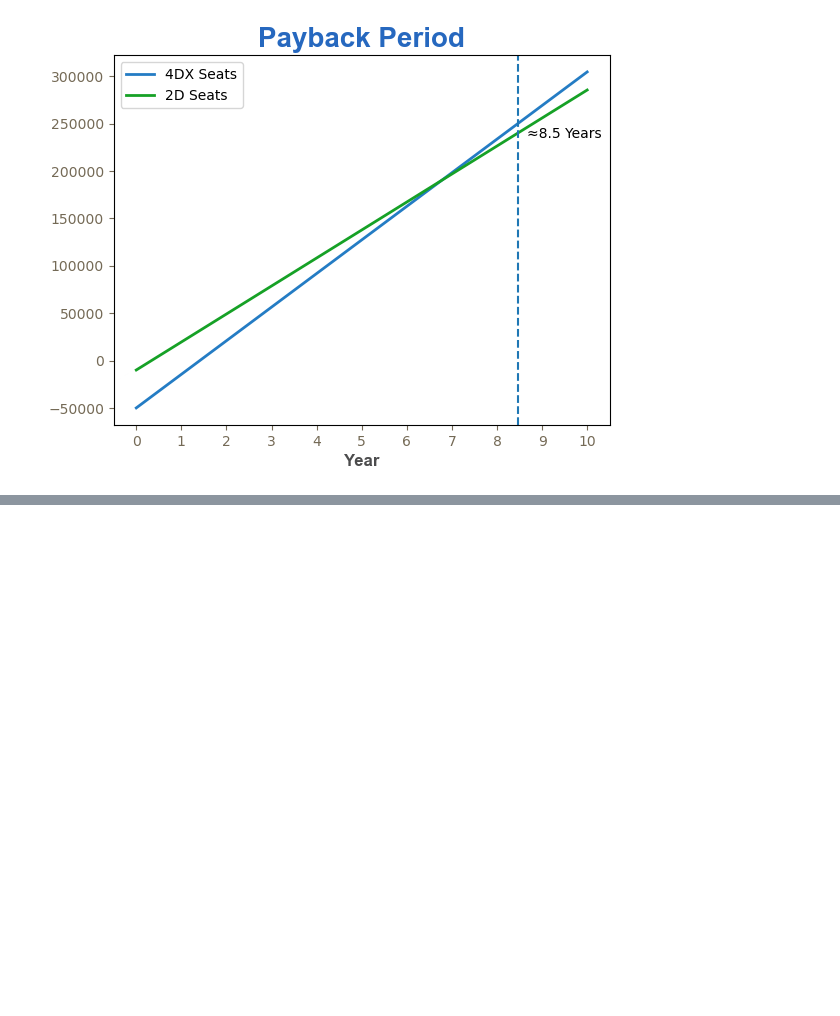
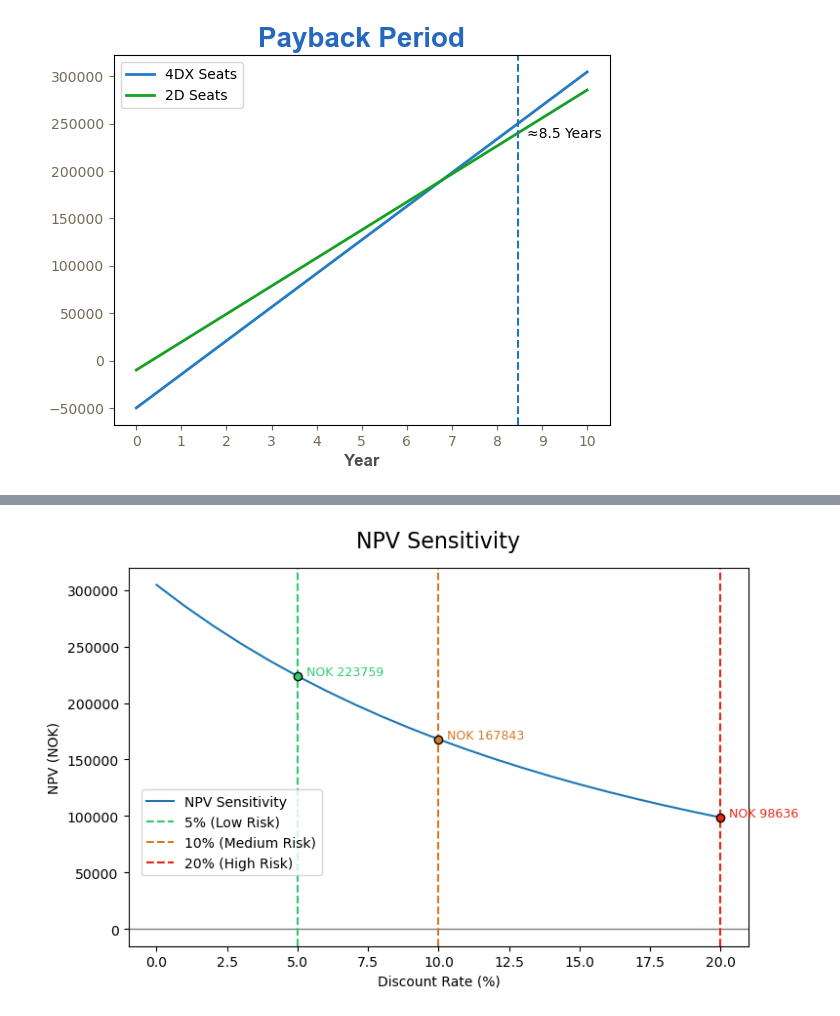
Before and after one commit to termineinar/TECH2-H25, a Jupyter notebook: workshops/Einars_fil/Matplotlib_Bro_code.ipynb, the cells around one changed output, grey strips where cells are left out. Saved outputs shown, nothing was run; the diff lists cells and outputs as text; code cells hidden in the pictures; blank space fills up the shorter version.

```diff
--- a/workshops/Einars_fil/Matplotlib_Bro_code.ipynb
+++ b/workshops/Einars_fil/Matplotlib_Bro_code.ipynb
@@ -283,0 +352,77 @@ Text(8.661668641056016, 235000, '≈8.5 Years')
+# %%
+import numpy as np
+import matplotlib.pyplot as plt
+
+# --- Parameters (edit these) ---
+I = -50000      # Incremental investment (NOK), e.g., 4DX – 2D
+C = 35453       # Incremental annual cash inflow (NOK)
+n = 10          # Project life (years)
+min_rate = 0.00 # 0% (as decimal)
+max_rate = 0.20 # 12% (as decimal)
+step = 0.01     # 1% step
+mark_rates = [0.05, 0.10]  # 5% and 10%
+
+# --- Functions ---
+def npv(rate, invest=I, cash=C, years=n):
+    if rate == 0:
+        return invest + cash * years
+    return invest + cash * (1 - (1 + rate) ** -years) / rate
+
+# --- Compute series ---
+rates = np.arange(min_rate, max_rate + step, step)
+npvs = [npv(r) for r in rates]
+
+# --- Plot ---
+plt.figure(figsize=(8, 5))
+plt.plot(rates * 100, npvs, label="NPV Sensitivity" )
+
+
+plt.axhline(0, color='gray', linestyle='solid', linewidth=1)
+
+# Mark selected rates (5% and 10%)
+#for mr in mark_rates:
+   # plt.axvline(mr * 100, linestyle='--', linewidth=1, color="Gray",
+   #             label=f"{int(mr*100)}%")
+   # plt.scatter(mr * 100, npv(mr), color='black')
+   # plt.text(mr * 100 + 0.3, npv(mr) + 500,
+    #         f"{npv(mr):.0f} kr", fontsize=9)
+mark_rates = [0.05, 0.10, 0.20]
+mark_rates = [0.05, 0.10, 0.20]
+colors = ['#2ECC71', "#D57923", "#E62914"]  # green, orange, red
+risk_labels = ["Low Risk", "Medium Risk", "High Risk"]
+
+for mr, color, risk in zip(mark_rates, colors, risk_labels):
+    plt.axvline(mr * 100, linestyle='--', linewidth=1.5,
+                color=color, label=f"{int(mr*100)}% ({risk})")
+    plt.scatter(mr * 100, npv(mr), color=color, edgecolor='black', zorder=5)
+    plt.text(mr * 100 + 0.3, npv(mr) + 500,
+             f"NOK {npv(mr):.0f}", fontsize=9, color=color)
+
+
+
+
+
+#plt.axvline(10.9,linestyle='--', linewidth=1, color="Gray")
+#plt.axvline(1,linestyle='--', linewidth=1, color="Gray")
+
+plt.title("NPV Sensitivity",
+          fontsize=16, pad=15)
+plt.xlabel("Discount Rate (%)")
+plt.ylabel("NPV (NOK)")
+#plt.grid(alpha=0.3)
+plt.legend(
+           loc="center left",          # middle left
+           bbox_to_anchor=(0.01, 0.3)) # fine-tune horizontal/vertical position
+
+plt.tight_layout()
+
+# --- Save figure ---
+#out_path = "NPV_sensitivity_4DX.png"
+#plt.savefig(out_path, dpi=300)
+#print(f"Saved chart to: {out_path}")
+
+# Optional: print exact NPVs at 5% and 10%
+#for mr in mark_rates:
+    #print(f"NPV at {int(mr*100)}% = {npv(mr):,.0f} NOK")
+# %% [output]
+[figure, added]
```
Also changed, not shown: parts of 1 cell of this notebook.
